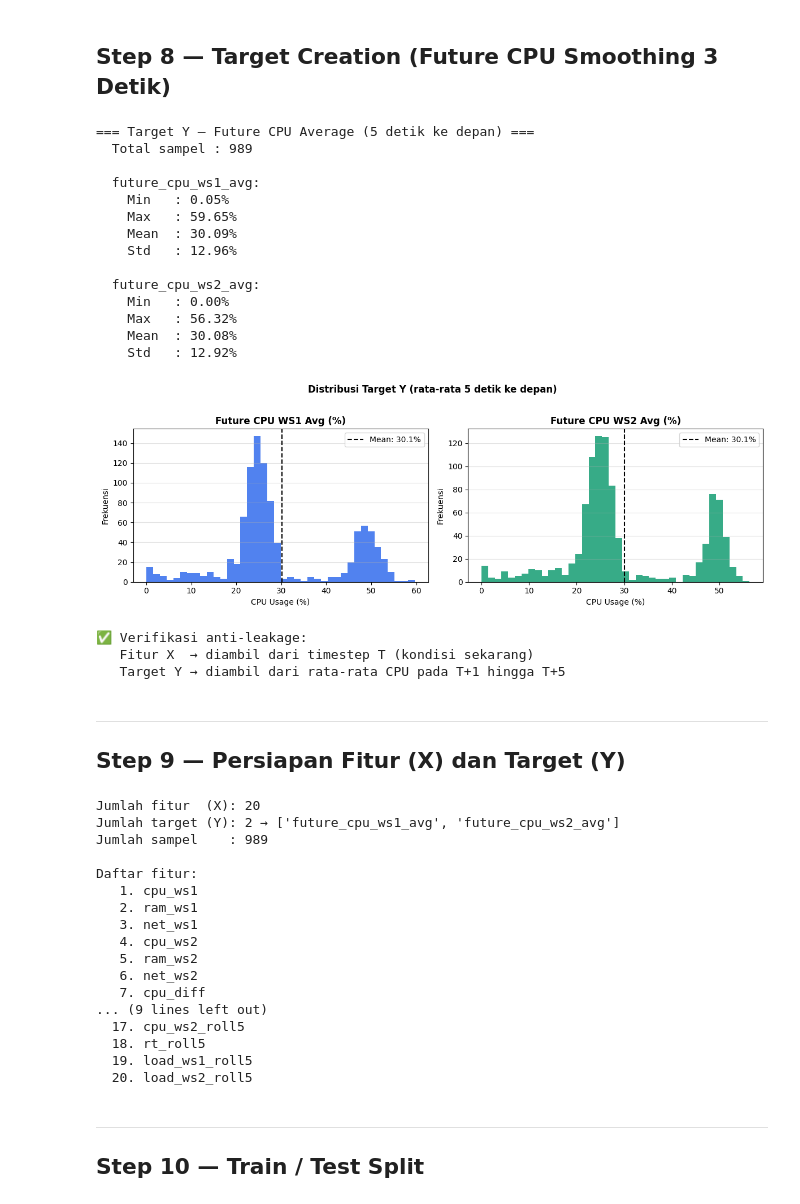
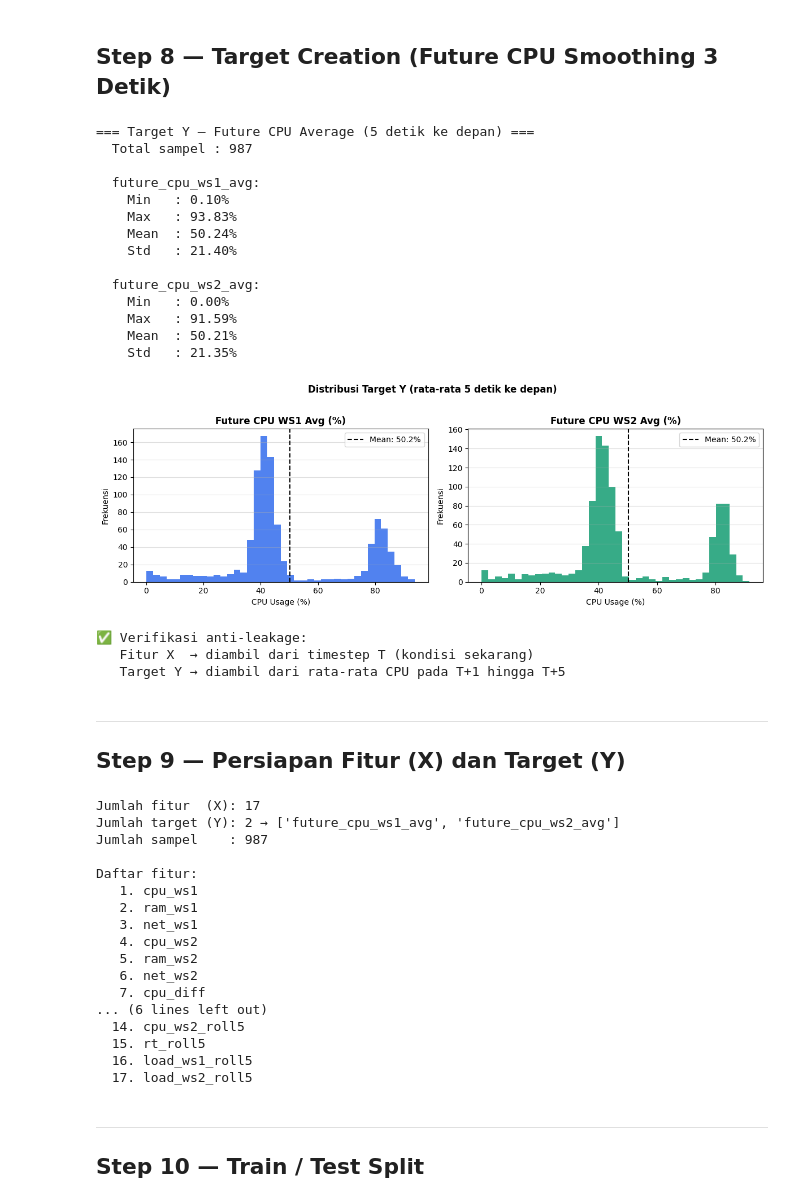
Before and after one commit to Dcrezztopia/Load-Balancing-Berbasis-AI, a Jupyter notebook: xgboost_load_balancer_v2.ipynb, the cells around one changed output. Drawn from its saved outputs; the diff is of its cells as text; code cells hidden in the pictures.

```diff
--- a/xgboost_load_balancer_v2.ipynb
+++ b/xgboost_load_balancer_v2.ipynb
@@ -414,13 +414,17 @@ SMOOTHING_WINDOW = 5  # rata-rata N detik ke depan
 df['future_cpu_ws1_avg'] = (
     df['cpu_ws1'].shift(-1) +
     df['cpu_ws1'].shift(-2) +
-    df['cpu_ws1'].shift(-3)
+    df['cpu_ws1'].shift(-3) +
+    df['cpu_ws1'].shift(-4) +
+    df['cpu_ws1'].shift(-5)
 ) / SMOOTHING_WINDOW
 
 df['future_cpu_ws2_avg'] = (
     df['cpu_ws2'].shift(-1) +
     df['cpu_ws2'].shift(-2) +
-    df['cpu_ws2'].shift(-3)
+    df['cpu_ws2'].shift(-3) +
+    df['cpu_ws2'].shift(-4) +
+    df['cpu_ws2'].shift(-5)
 ) / SMOOTHING_WINDOW
 
 # Hapus baris ujung yang tidak punya data masa depan (NaN akibat shift)
@@ -456,42 +460,42 @@ fig, axes = plt.subplots(1, 2, figsize=(12, 4))
 for ax, col, color, title in zip(
     axes,
     ['future_cpu_ws1_avg', 'future_cpu_ws2_avg'],
     ['#2563EB', '#059669'],
     ['Future CPU WS1 Avg (%)', 'Future CPU WS2 Avg (%)']
 ):
     ax.hist(df[col], bins=40, color=color, alpha=0.8, edgecolor='none')
     ax.axvline(df[col].mean(), color='black', lw=1.5, linestyle='--',
                label=f'Mean: {df[col].mean():.1f}%')
     ax.set_title(title, fontweight='bold')
     ax.set_xlabel('CPU Usage (%)')
     ax.set_ylabel('Frekuensi')
     ax.legend()
     ax.grid(axis='y', alpha=0.4)
 
 plt.suptitle(f'Distribusi Target Y (rata-rata {SMOOTHING_WINDOW} detik ke depan)',
              fontweight='bold', y=1.02)
 plt.tight_layout()
 plt.savefig('model2/target_distribution.png', dpi=150, bbox_inches='tight')
 plt.show()
 print('\n✅ Verifikasi anti-leakage:')
 print(f'   Fitur X  → diambil dari timestep T (kondisi sekarang)')
 print(f'   Target Y → diambil dari rata-rata CPU pada T+1 hingga T+{SMOOTHING_WINDOW}')
 # %% [output]
 === Target Y — Future CPU Average (5 detik ke depan) ===
-  Total sampel : 989
+  Total sampel : 987
 
   future_cpu_ws1_avg:
-    Min   : 0.05%
-    Max   : 59.65%
-    Mean  : 30.09%
-    Std   : 12.96%
+    Min   : 0.10%
+    Max   : 93.83%
+    Mean  : 50.24%
+    Std   : 21.40%
 
   future_cpu_ws2_avg:
     Min   : 0.00%
-    Max   : 56.32%
-    Mean  : 30.08%
-    Std   : 12.92%
+    Max   : 91.59%
+    Mean  : 50.21%
+    Std   : 21.35%
-[figure, old version]
+[figure, new version]
 ✅ Verifikasi anti-leakage:
    Fitur X  → diambil dari timestep T (kondisi sekarang)
    Target Y → diambil dari rata-rata CPU pada T+1 hingga T+5
@@ -509,7 +513,7 @@ FEATURE_COLS = [
     # Load score composite
     'load_ws1', 'load_ws2',
     # Metrik performa JMeter
-    'avg_rt', 'total_req', 'error_rate',
+    # 'avg_rt', 'total_req', 'error_rate',
     # Rolling features (tren jangka pendek)
     'cpu_ws1_roll5', 'cpu_ws2_roll5',
     'rt_roll5', 'load_ws1_roll5', 'load_ws2_roll5',
@@ -528,9 +532,9 @@ print(f'\nDaftar fitur:')
 for i, col in enumerate(FEATURE_COLS, 1):
     print(f'  {i:2d}. {col}')
 # %% [output]
-Jumlah fitur  (X): 20
+Jumlah fitur  (X): 17
 Jumlah target (Y): 2 → ['future_cpu_ws1_avg', 'future_cpu_ws2_avg']
-Jumlah sampel    : 989
+Jumlah sampel    : 987
 
 Daftar fitur:
    1. cpu_ws1
@@ -540,11 +544,11 @@ Daftar fitur:
    5. ram_ws2
    6. net_ws2
    7. cpu_diff
-... (9 lines left out)
-  17. cpu_ws2_roll5
-  18. rt_roll5
-  19. load_ws1_roll5
-  20. load_ws2_roll5
+... (6 lines left out)
+  14. cpu_ws2_roll5
+  15. rt_roll5
+  16. load_ws1_roll5
+  17. load_ws2_roll5
 # %% [markdown]
 ---
 ## Step 10 — Train / Test Split
```
Also changed, not shown: parts of 9 cells of this notebook, 7 other files.
